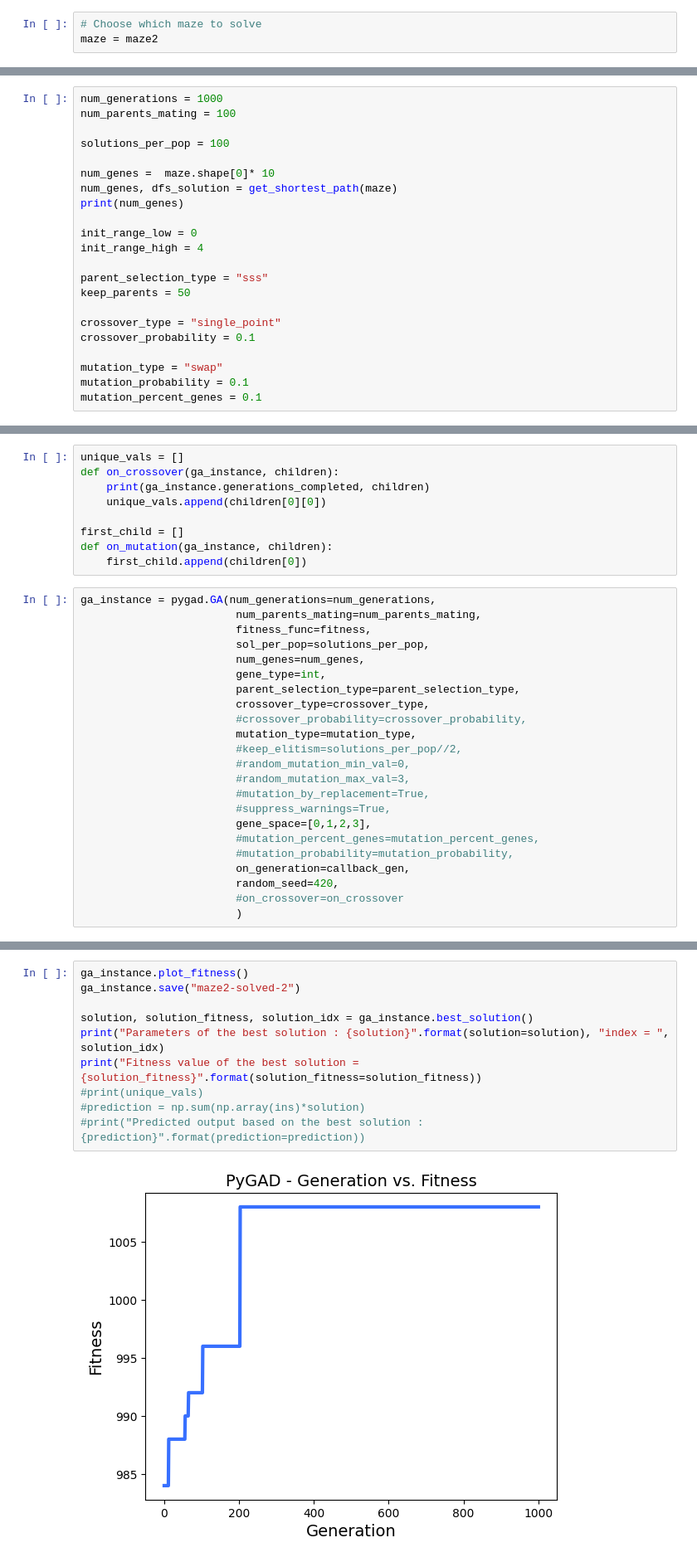
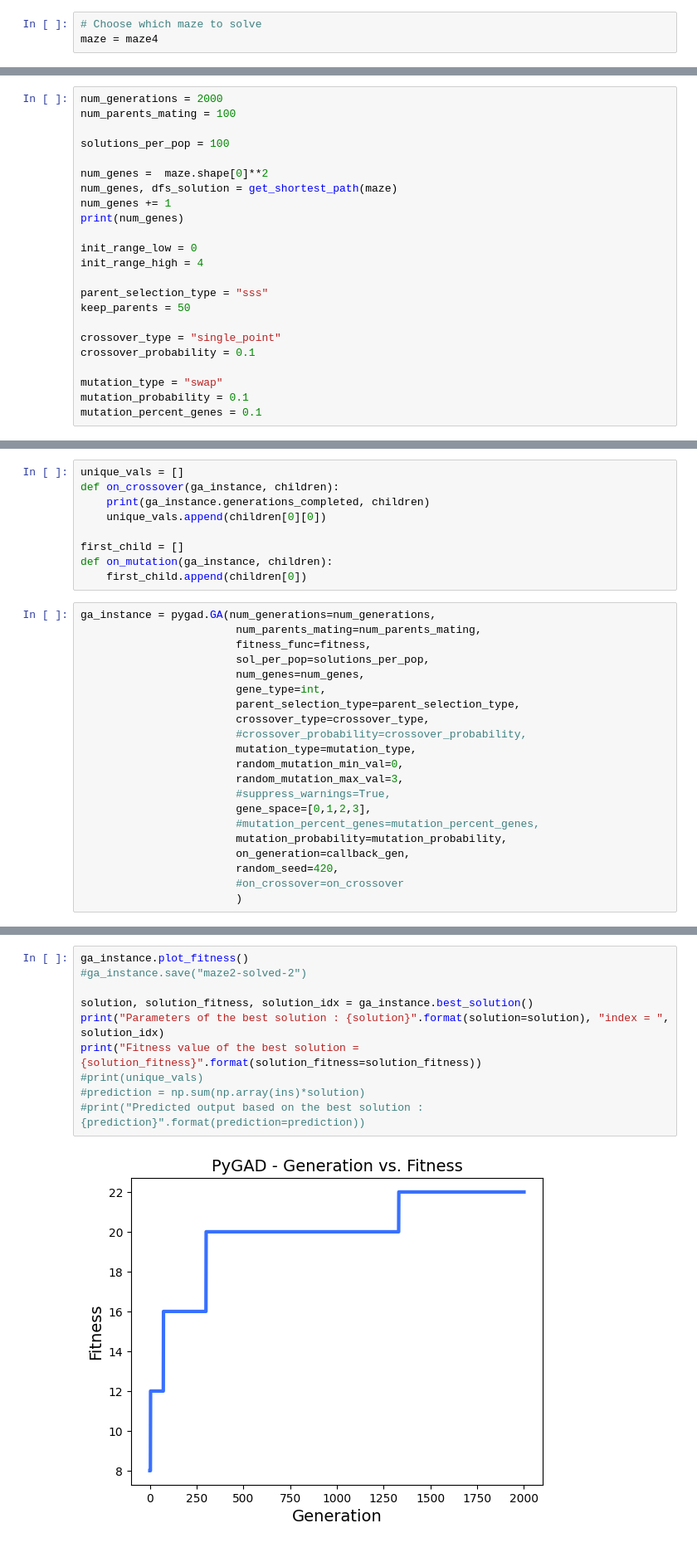
Before and after one commit to strojanski/IS-labs, a Jupyter notebook: seminarji/sem1.ipynb, the cells around one changed output, grey strips where cells are left out. Shown: that part at 83% size. Drawn from its saved outputs; the diff is of its cells as text.

```diff
--- a/seminarji/sem1.ipynb
+++ b/seminarji/sem1.ipynb
@@ -127,7 +127,7 @@ def get_shortest_path(maze):
     return res, m
 # %%
 # Choose which maze to solve
-maze = maze2
+maze = maze4
 # %%
 maze
 # %% [output]
@@ -223,13 +210,14 @@ def fitness(solution, solution_index):
 
     return score
 # %%
-num_generations = 1000
+num_generations = 2000
 num_parents_mating = 100
 
 solutions_per_pop = 100
 
-num_genes =  maze.shape[0]* 10
+num_genes =  maze.shape[0]**2
 num_genes, dfs_solution = get_shortest_path(maze)
+num_genes += 1
 print(num_genes)
 
 init_range_low = 0
@@ -270,14 +258,12 @@ ga_instance = pygad.GA(num_generations=num_generations,
                         crossover_type=crossover_type,
                         #crossover_probability=crossover_probability,
                         mutation_type=mutation_type,
-                        #keep_elitism=solutions_per_pop//2,
-                        #random_mutation_min_val=0,
-                        #random_mutation_max_val=3,
-                        #mutation_by_replacement=True,
+                        random_mutation_min_val=0,
+                        random_mutation_max_val=3,
                         #suppress_warnings=True,
                         gene_space=[0,1,2,3],
                         #mutation_percent_genes=mutation_percent_genes,
-                        #mutation_probability=mutation_probability,
+                        mutation_probability=mutation_probability,
                         on_generation=callback_gen,
                         random_seed=420,
                         #on_crossover=on_crossover
@@ -338,12 +324,12 @@ Fitness of the best solution : 1008
 # %%
 ga_instance.plot_fitness()
-ga_instance.save("maze2-solved-2")
+#ga_instance.save("maze2-solved-2")
 
 solution, solution_fitness, solution_idx = ga_instance.best_solution()
 print("Parameters of the best solution : {solution}".format(solution=solution), "index = ", solution_idx)
 print("Fitness value of the best solution = {solution_fitness}".format(solution_fitness=solution_fitness))
 #print(unique_vals)
 #prediction = np.sum(np.array(ins)*solution)
 #print("Predicted output based on the best solution : {prediction}".format(prediction=prediction))
 # %% [output]
-[figure, old version]
+[figure, new version]
```
Also changed, not shown: parts of 9 cells of this notebook, 1 other file.
